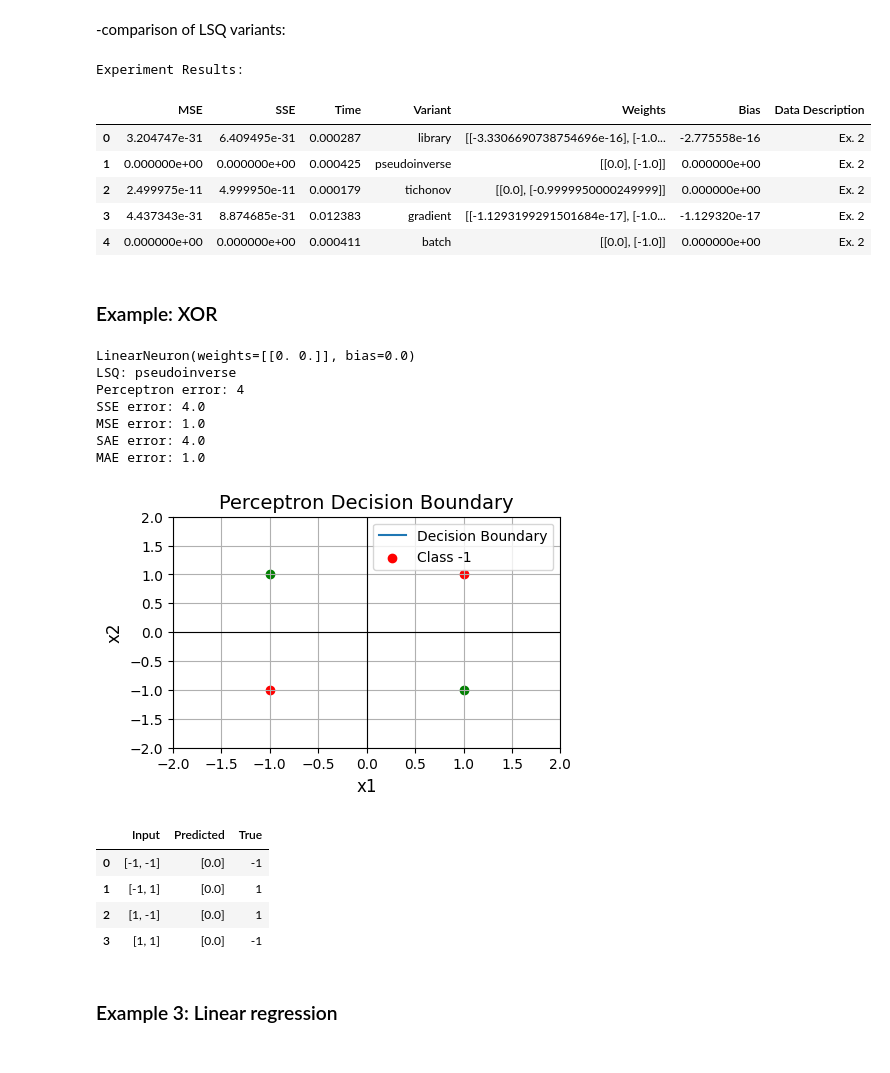
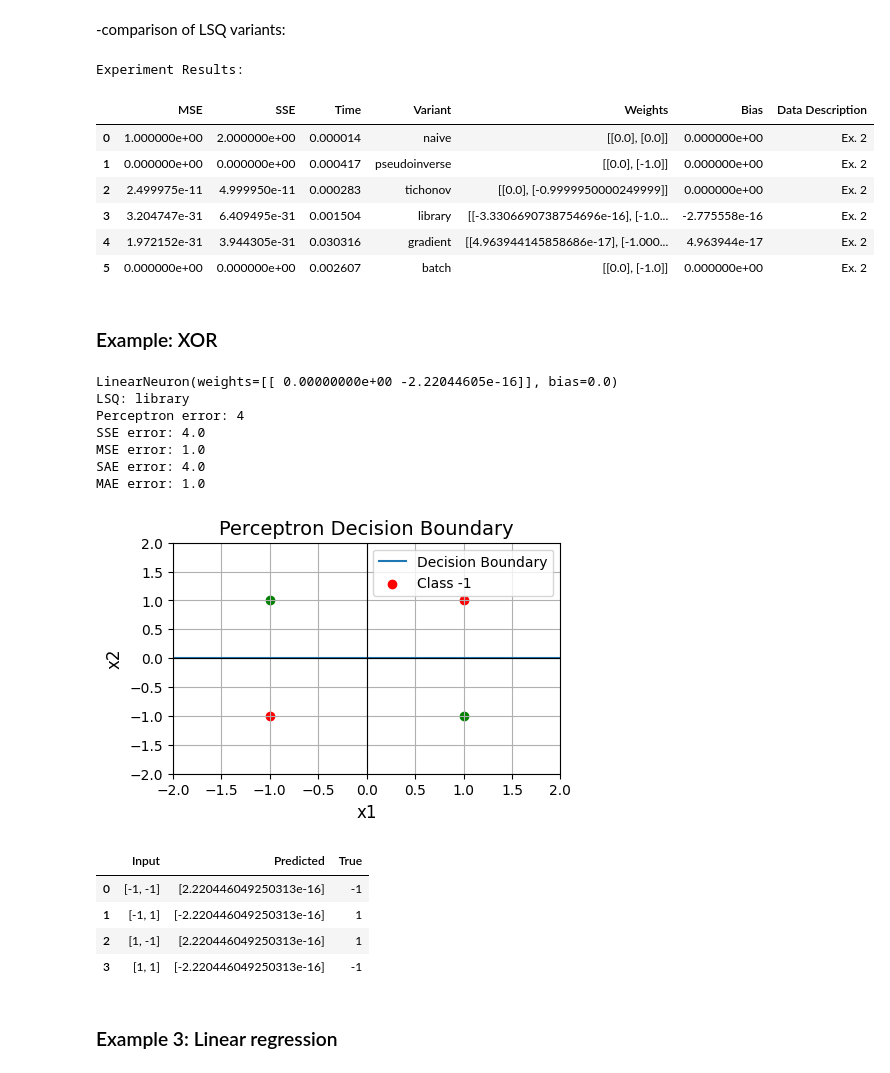
Before and after one commit to reitezuz/18NES1-2026, a Jupyter notebook: week03/linear_neuron.ipynb, the cells around one changed output. Saved outputs shown, nothing was run; the diff lists cells and outputs as text; code cells hidden in the pictures.

```diff
--- a/week03/linear_neuron.ipynb
+++ b/week03/linear_neuron.ipynb
@@ -578,25 +579,26 @@ MAE error: 0.0
 # %%
 # Example 2 from the presentation:
 # Data and parameters:
 inputs = np.array([[1, -1], [1, 1]])
 true_outputs = np.array([1, -1])
 data_description = "Ex. 2"
 init_method = 'zero'
 
 # Run experiment:
 experiment_results_1 = pd.DataFrame(columns=['MSE', 'SSE', 'Time', 'Variant', 'Weights', 'Bias', 'Data Description'])
-for variant in ['library', 'pseudoinverse', 'tichonov', 'gradient', 'batch']:
+for variant in ['naive', 'pseudoinverse', 'tichonov', 'library', 'gradient', 'batch']:
     run_example_LSQ(experiment_results_1, inputs, true_outputs, init_method, variant, data_description)
 print("\nExperiment Results:")
 experiment_results_1 #.round(5)
 # %% [output]
 Experiment Results:
 |  | MSE | SSE | Time | Variant | Weights | Bias | Data Description |
-| 0 | 3.204747e-31 | 6.409495e-31 | 0.000287 | library | [[-3.3306690738754696e-16], [-1.0... | -2.775558e-16 | Ex. 2 |
-| 1 | 0.000000e+00 | 0.000000e+00 | 0.000425 | pseudoinverse | [[0.0], [-1.0]] | 0.000000e+00 | Ex. 2 |
-| 2 | 2.499975e-11 | 4.999950e-11 | 0.000179 | tichonov | [[0.0], [-0.9999950000249999]] | 0.000000e+00 | Ex. 2 |
-| 3 | 4.437343e-31 | 8.874685e-31 | 0.012383 | gradient | [[-1.1293199291501684e-17], [-1.0... | -1.129320e-17 | Ex. 2 |
-| 4 | 0.000000e+00 | 0.000000e+00 | 0.000411 | batch | [[0.0], [-1.0]] | 0.000000e+00 | Ex. 2 |
+| 0 | 1.000000e+00 | 2.000000e+00 | 0.000014 | naive | [[0.0], [0.0]] | 0.000000e+00 | Ex. 2 |
+| 1 | 0.000000e+00 | 0.000000e+00 | 0.000417 | pseudoinverse | [[0.0], [-1.0]] | 0.000000e+00 | Ex. 2 |
+| 2 | 2.499975e-11 | 4.999950e-11 | 0.000283 | tichonov | [[0.0], [-0.9999950000249999]] | 0.000000e+00 | Ex. 2 |
+| 3 | 3.204747e-31 | 6.409495e-31 | 0.001504 | library | [[-3.3306690738754696e-16], [-1.0... | -2.775558e-16 | Ex. 2 |
+| 4 | 1.972152e-31 | 3.944305e-31 | 0.030316 | gradient | [[4.963944145858686e-17], [-1.000... | 4.963944e-17 | Ex. 2 |
+| 5 | 0.000000e+00 | 0.000000e+00 | 0.002607 | batch | [[0.0], [-1.0]] | 0.000000e+00 | Ex. 2 |
 # %% [markdown]
 ### Example: XOR
 # %%
@@ -607,8 +609,8 @@ inputs = np.array([ [-1, -1],
                     [ 1, -1],
                     [ 1,  1]])
 true_outputs = np.array([-1, 1, 1, -1])
-#variant = "library"
-variant = "pseudoinverse"
+variant = "library"
+#variant = "pseudoinverse"
 #variant = "tichonov"
 
 # Linear Neuron parameters:
@@ -642,8 +644,8 @@ for inputs, label in zip(inputs, true_outputs):
 
 df
 # %% [output]
-LinearNeuron(weights=[[0. 0.]], bias=0.0)
-LSQ: pseudoinverse
+LinearNeuron(weights=[[ 0.00000000e+00 -2.22044605e-16]], bias=0.0)
+LSQ: library
 Perceptron error: 4
 SSE error: 4.0
 MSE error: 1.0
@@ -651,10 +653,10 @@ SAE error: 4.0
 MAE error: 1.0
 [figure]
 |  | Input | Predicted | True |
-| 0 | [-1, -1] | [0.0] | -1 |
-| 1 | [-1, 1] | [0.0] | 1 |
-| 2 | [1, -1] | [0.0] | 1 |
-| 3 | [1, 1] | [0.0] | -1 |
+| 0 | [-1, -1] | [2.220446049250313e-16] | -1 |
+| 1 | [-1, 1] | [-2.220446049250313e-16] | 1 |
+| 2 | [1, -1] | [2.220446049250313e-16] | 1 |
+| 3 | [1, 1] | [-2.220446049250313e-16] | -1 |
 # %% [markdown]
 ### Example 3: Linear regression
 # %% [markdown]
```
Also changed, not shown: parts of 9 cells of this notebook.
